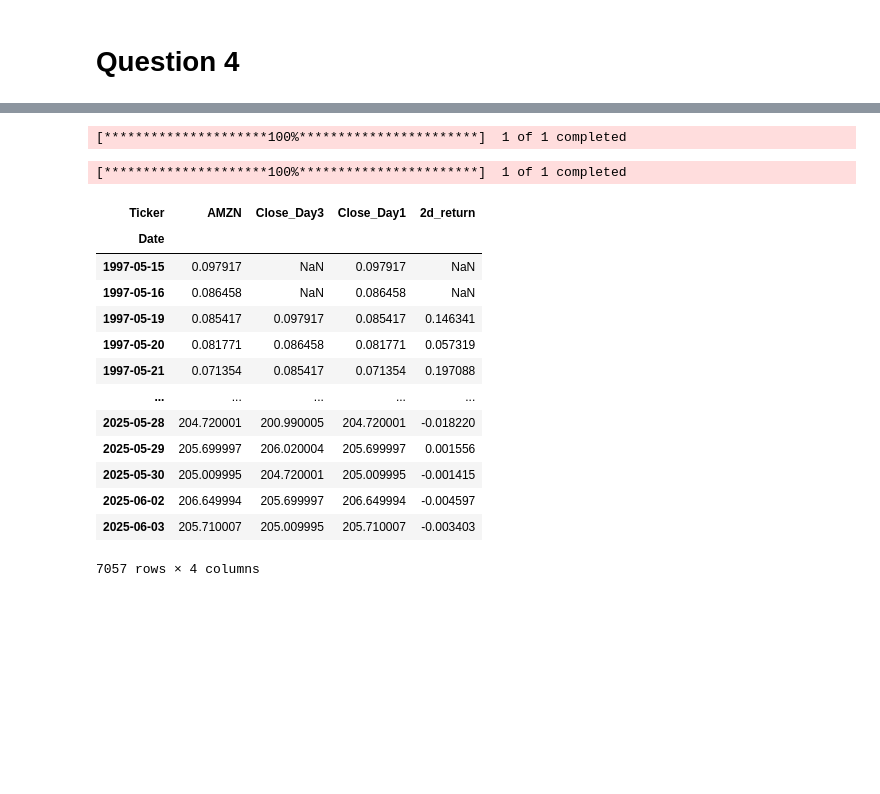
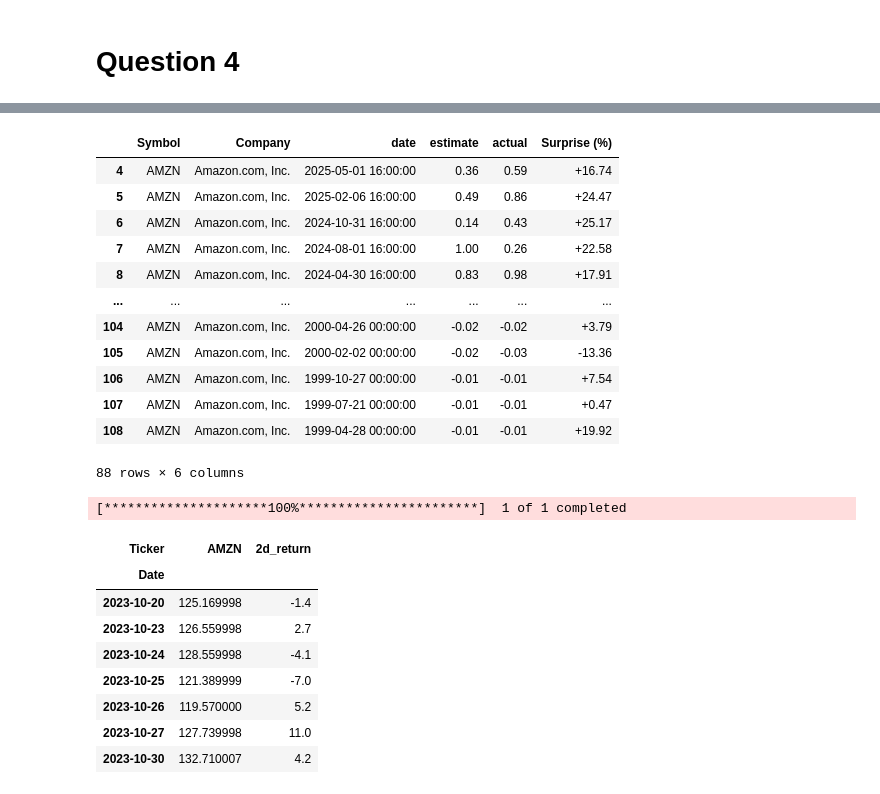
Before and after one commit to juanes-grimaldos/Zoomcamps-notes, a Jupyter notebook: src/Stock-Market-Analysis/module1/notes.ipynb, the cells around one changed output, grey strips where cells are left out. Drawn from its saved outputs; the diff is of its cells as text; code cells hidden in the pictures; blank space fills up the shorter version.

```diff
--- a/src/Stock-Market-Analysis/module1/notes.ipynb
+++ b/src/Stock-Market-Analysis/module1/notes.ipynb
@@ -202,33 +303,39 @@ earnings_df.rename(columns={
 earnings_df['estimate'] = earnings_df['estimate'].apply(clean_eps)
 earnings_df['actual'] = earnings_df['actual'].apply(clean_eps)
 earnings_df = earnings_df.dropna(subset=['estimate', 'actual'])
+earnings_df
 # %% [output]
+|  | Symbol | Company | date | estimate | actual | Surprise (%) |
+| 4 | AMZN | Amazon.com, Inc. | 2025-05-01 16:00:00 | 0.36 | 0.59 | +16.74 |
+| 5 | AMZN | Amazon.com, Inc. | 2025-02-06 16:00:00 | 0.49 | 0.86 | +24.47 |
+| 6 | AMZN | Amazon.com, Inc. | 2024-10-31 16:00:00 | 0.14 | 0.43 | +25.17 |
+| 7 | AMZN | Amazon.com, Inc. | 2024-08-01 16:00:00 | 1.00 | 0.26 | +22.58 |
+| 8 | AMZN | Amazon.com, Inc. | 2024-04-30 16:00:00 | 0.83 | 0.98 | +17.91 |
+| ... | ... | ... | ... | ... | ... | ... |
+| 104 | AMZN | Amazon.com, Inc. | 2000-04-26 00:00:00 | -0.02 | -0.02 | +3.79 |
+| 105 | AMZN | Amazon.com, Inc. | 2000-02-02 00:00:00 | -0.02 | -0.03 | -13.36 |
+| 106 | AMZN | Amazon.com, Inc. | 1999-10-27 00:00:00 | -0.01 | -0.01 | +7.54 |
+| 107 | AMZN | Amazon.com, Inc. | 1999-07-21 00:00:00 | -0.01 | -0.01 | +0.47 |
+| 108 | AMZN | Amazon.com, Inc. | 1999-04-28 00:00:00 | -0.01 | -0.01 | +19.92 |
-[*********************100%***********************]  1 of 1 completed
+88 rows × 6 columns
 # %%
 amazon = yf.download(
     tickers = "AMZN",
     end=date.today(),
     interval = "1d")["Close"]
-amazon['Close_Day3'] = amazon['AMZN'].shift(2)
-amazon['Close_Day1'] = amazon['AMZN']
-amazon['2d_return'] = amazon['Close_Day3'] / amazon['Close_Day1'] - 1
-amazon
+amazon['2d_return'] = np.round((amazon['AMZN'].shift(-1)/ amazon['AMZN'].shift(1)- 1)*100,1)
+amazon.loc['2023-10-20':'2023-10-30']
 # %% [output]
 [*********************100%***********************]  1 of 1 completed
-| Ticker | AMZN | Close_Day3 | Close_Day1 | 2d_return |
-| Date |  |  |  |  |
-| 1997-05-15 | 0.097917 | NaN | 0.097917 | NaN |
-| 1997-05-16 | 0.086458 | NaN | 0.086458 | NaN |
-| 1997-05-19 | 0.085417 | 0.097917 | 0.085417 | 0.146341 |
-| 1997-05-20 | 0.081771 | 0.086458 | 0.081771 | 0.057319 |
-| 1997-05-21 | 0.071354 | 0.085417 | 0.071354 | 0.197088 |
-| ... | ... | ... | ... | ... |
-| 2025-05-28 | 204.720001 | 200.990005 | 204.720001 | -0.018220 |
-| 2025-05-29 | 205.699997 | 206.020004 | 205.699997 | 0.001556 |
-| 2025-05-30 | 205.009995 | 204.720001 | 205.009995 | -0.001415 |
-| 2025-06-02 | 206.649994 | 205.699997 | 206.649994 | -0.004597 |
-| 2025-06-03 | 205.710007 | 205.009995 | 205.710007 | -0.003403 |
+| Ticker | AMZN | 2d_return |
+| Date |  |  |
+| 2023-10-20 | 125.169998 | -1.4 |
+| 2023-10-23 | 126.559998 | 2.7 |
+| 2023-10-24 | 128.559998 | -4.1 |
+| 2023-10-25 | 121.389999 | -7.0 |
+| 2023-10-26 | 119.570000 | 5.2 |
+| 2023-10-27 | 127.739998 | 11.0 |
+| 2023-10-30 | 132.710007 | 4.2 |
-7057 rows × 4 columns
 # %%
 earnings_df = earnings_df[earnings_df['actual'] > earnings_df['estimate']].copy()
 earnings_df = earnings_df.sort_values('date').reset_index(drop=True)
```
Also changed, not shown: parts of 17 cells of this notebook.
